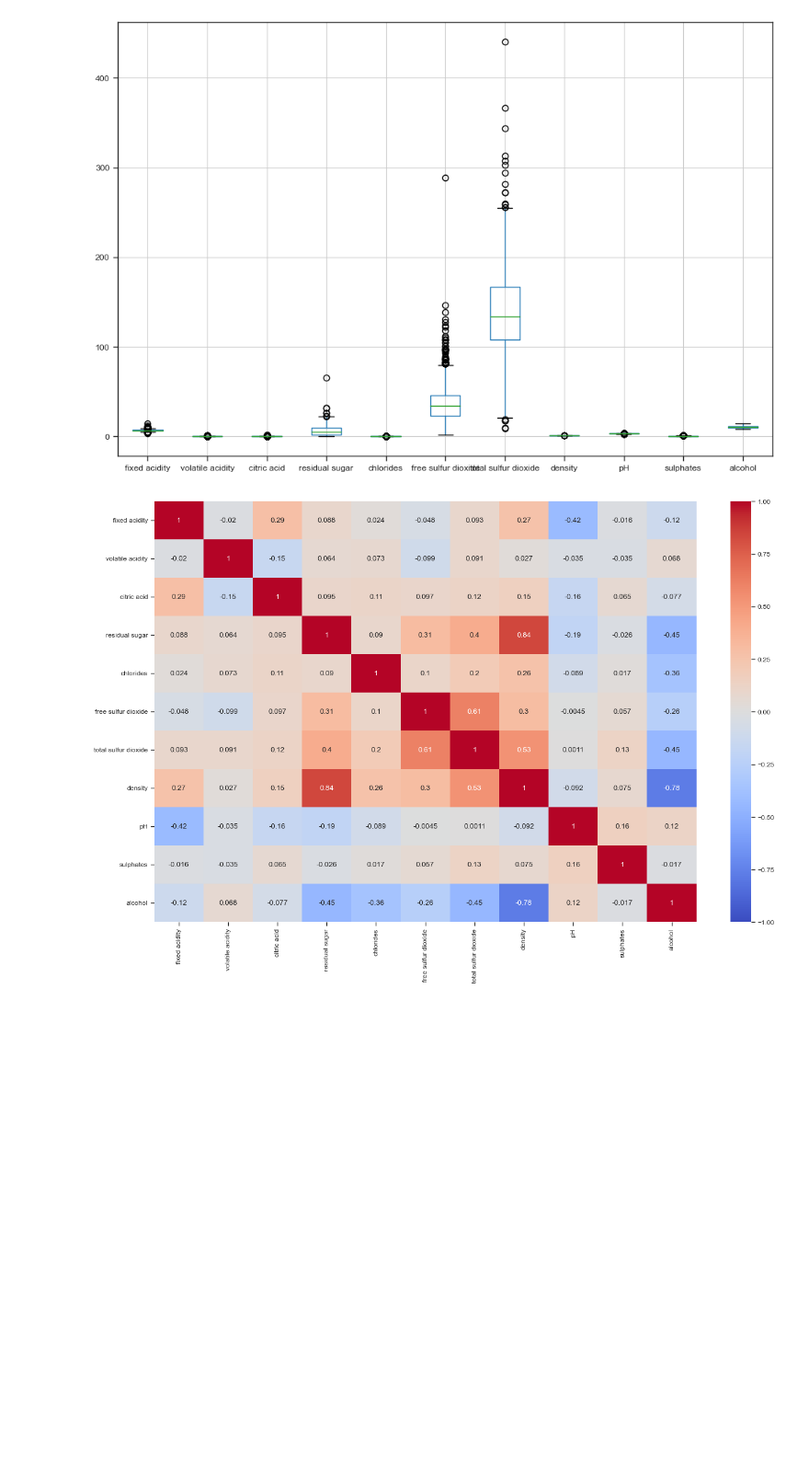
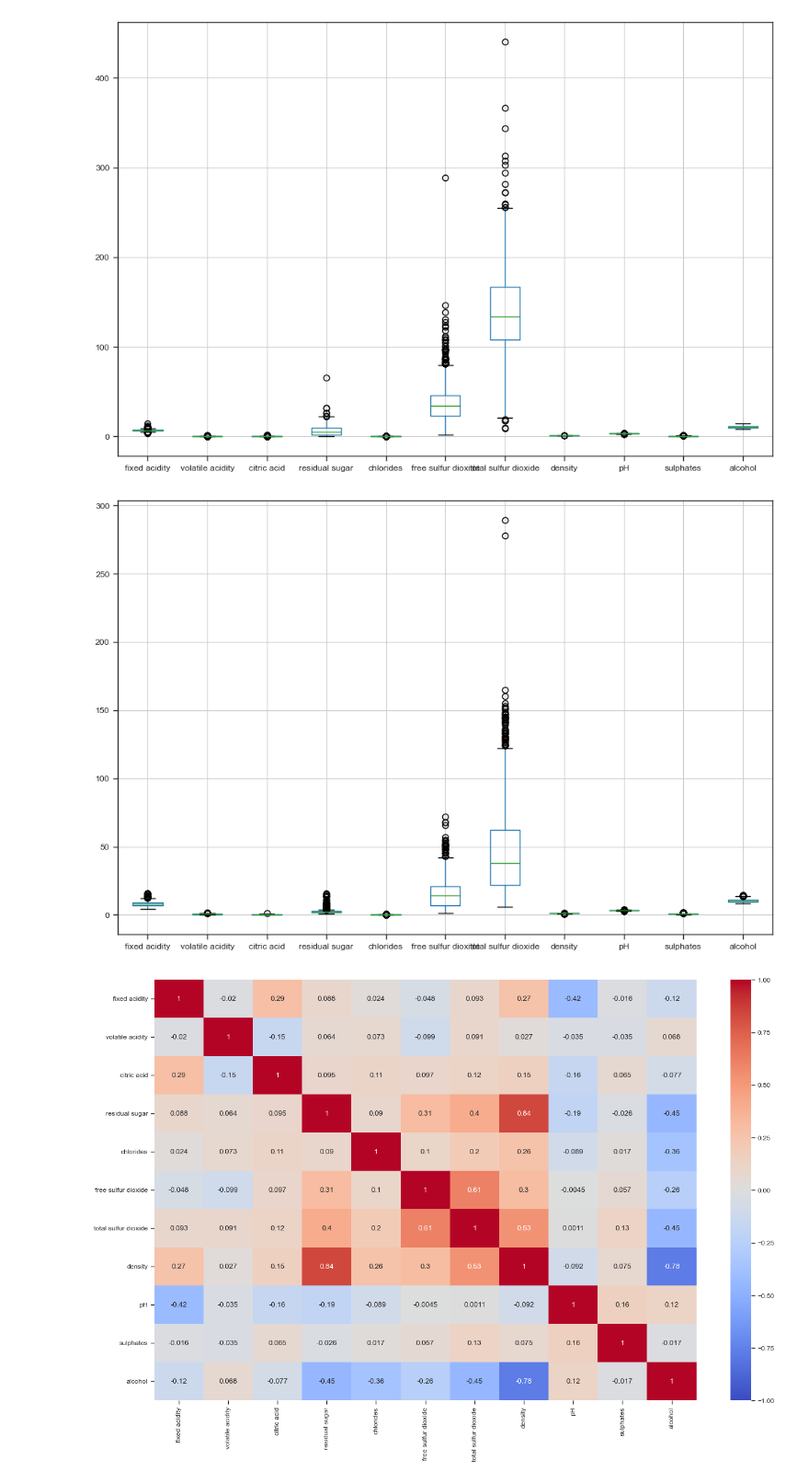
Before and after one commit to FabioRochaPoeta/wine-case, a Jupyter notebook: analisando-db-vinho-branco.ipynb, the cells around one changed output. Shown at 92% size. Saved outputs shown, nothing was run; the diff lists cells and outputs as text; code cells hidden in the pictures; blank space fills up the shorter version.

```diff
--- a/analisando-db-vinho-branco.ipynb
+++ b/analisando-db-vinho-branco.ipynb
@@ -318,3 +397,7 @@ df_white.drop('opinion', axis=1).boxplot(figsize=[12,8]);
 outlier = df_white[df_white['free sulfur dioxide'] > 200 ].index
 
 df_white = df_white.drop(index = outlier)
+# %%
+df_red.drop('opinion', axis=1).boxplot(figsize=[12,8]);
+# %% [output]
+[figure, added]
```
Also changed, not shown: parts of 37 cells of this notebook, 3 other files.
